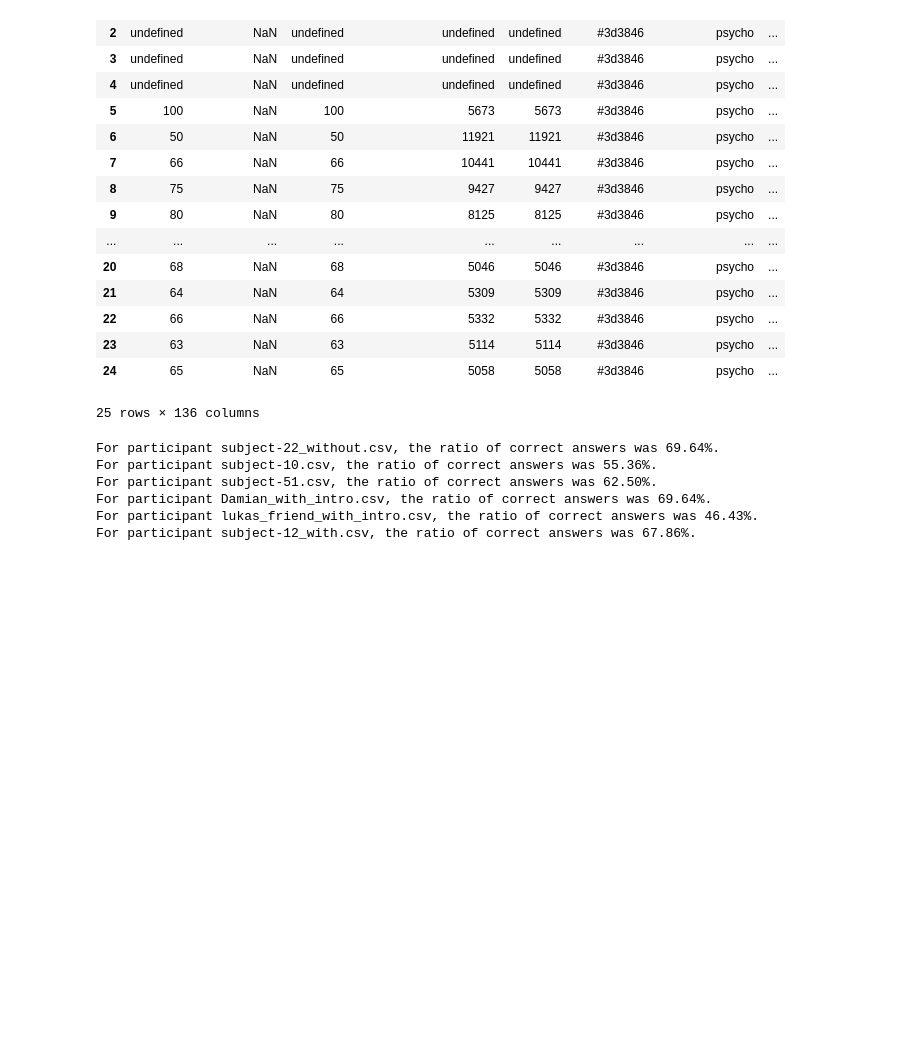
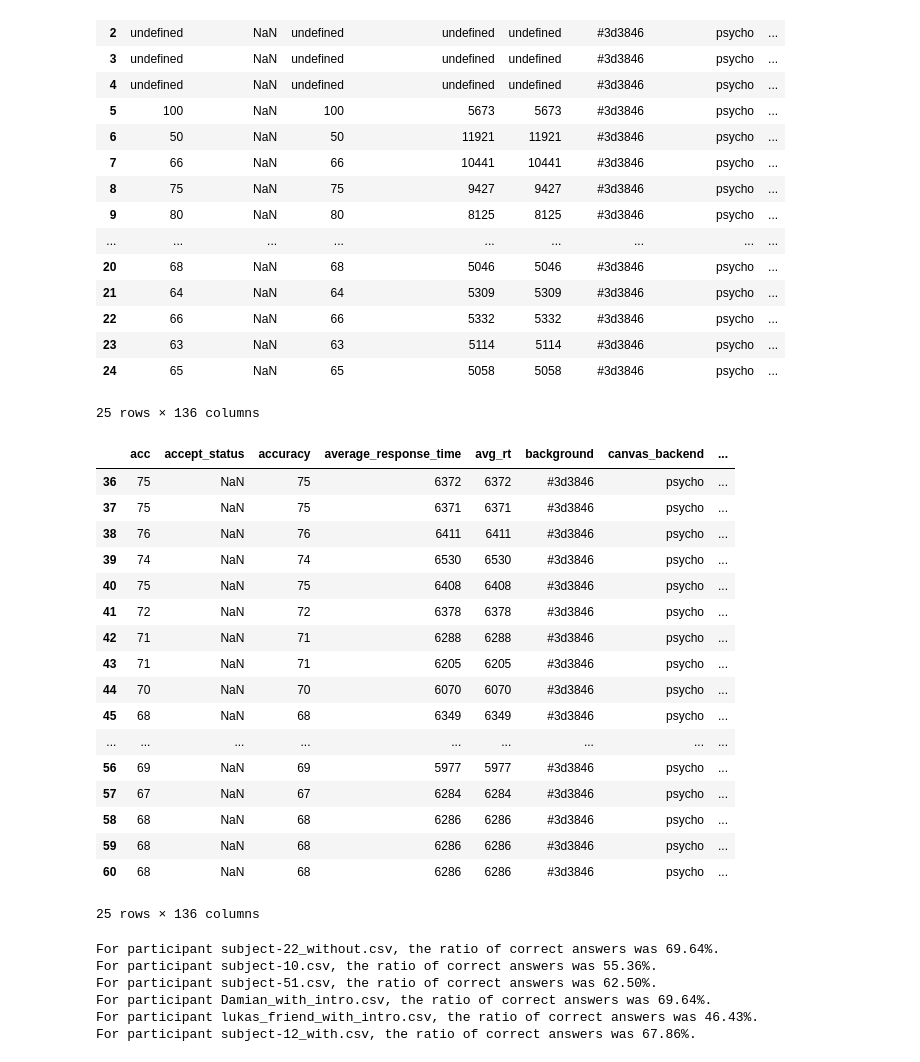
Before and after one commit to matercomus/CogPsy2023, a Jupyter notebook: analysis.ipynb, the cells around one changed output. Saved outputs shown, nothing was run; the diff lists cells and outputs as text; code cells hidden in the pictures; blank space fills up the shorter version.

```diff
--- a/analysis.ipynb
+++ b/analysis.ipynb
@@ -44,6 +44,27 @@ with_ins_dfs['Damian_with_intro.csv'].head(25)
 | 23 | 63 | NaN | 63 | 5114 | 5114 | #3d3846 | psycho | ... |
 | 24 | 65 | NaN | 65 | 5058 | 5058 | #3d3846 | psycho | ... |
 25 rows × 136 columns
+# %%
+with_ins_dfs['Damian_with_intro.csv'].tail(25)
+# %% [output]
+|  | acc | accept_status | accuracy | average_response_time | avg_rt | background | canvas_backend | ... |
+| 36 | 75 | NaN | 75 | 6372 | 6372 | #3d3846 | psycho | ... |
+| 37 | 75 | NaN | 75 | 6371 | 6371 | #3d3846 | psycho | ... |
+| 38 | 76 | NaN | 76 | 6411 | 6411 | #3d3846 | psycho | ... |
+| 39 | 74 | NaN | 74 | 6530 | 6530 | #3d3846 | psycho | ... |
+| 40 | 75 | NaN | 75 | 6408 | 6408 | #3d3846 | psycho | ... |
+| 41 | 72 | NaN | 72 | 6378 | 6378 | #3d3846 | psycho | ... |
+| 42 | 71 | NaN | 71 | 6288 | 6288 | #3d3846 | psycho | ... |
+| 43 | 71 | NaN | 71 | 6205 | 6205 | #3d3846 | psycho | ... |
+| 44 | 70 | NaN | 70 | 6070 | 6070 | #3d3846 | psycho | ... |
+| 45 | 68 | NaN | 68 | 6349 | 6349 | #3d3846 | psycho | ... |
+| ... | ... | ... | ... | ... | ... | ... | ... | ... |
+| 56 | 69 | NaN | 69 | 5977 | 5977 | #3d3846 | psycho | ... |
+| 57 | 67 | NaN | 67 | 6284 | 6284 | #3d3846 | psycho | ... |
+| 58 | 68 | NaN | 68 | 6286 | 6286 | #3d3846 | psycho | ... |
+| 59 | 68 | NaN | 68 | 6286 | 6286 | #3d3846 | psycho | ... |
+| 60 | 68 | NaN | 68 | 6286 | 6286 | #3d3846 | psycho | ... |
+25 rows × 136 columns
 # %%
 # Function to process and analyze each DataFrame in a dictionary
 def process_and_analyze(dfs):
```
Also changed, not shown: parts of 2 cells of this notebook, 1 other file.
